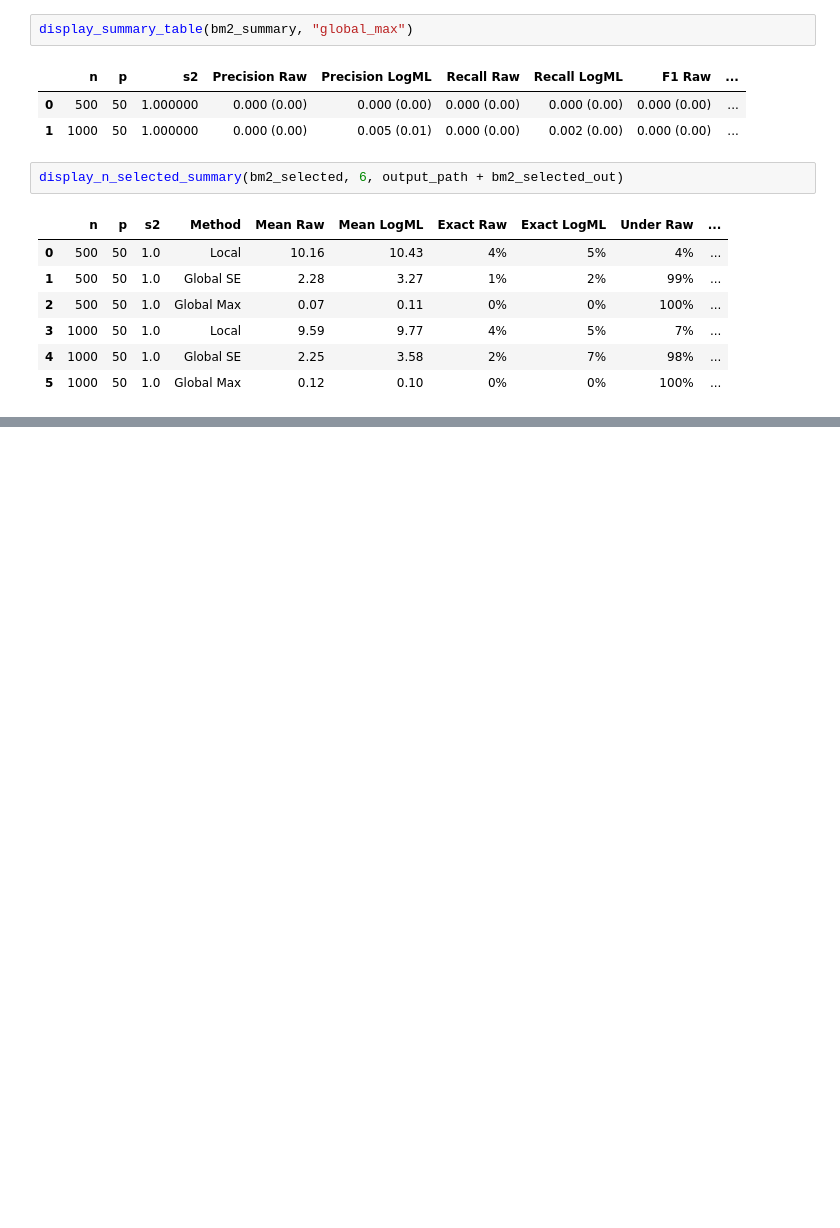
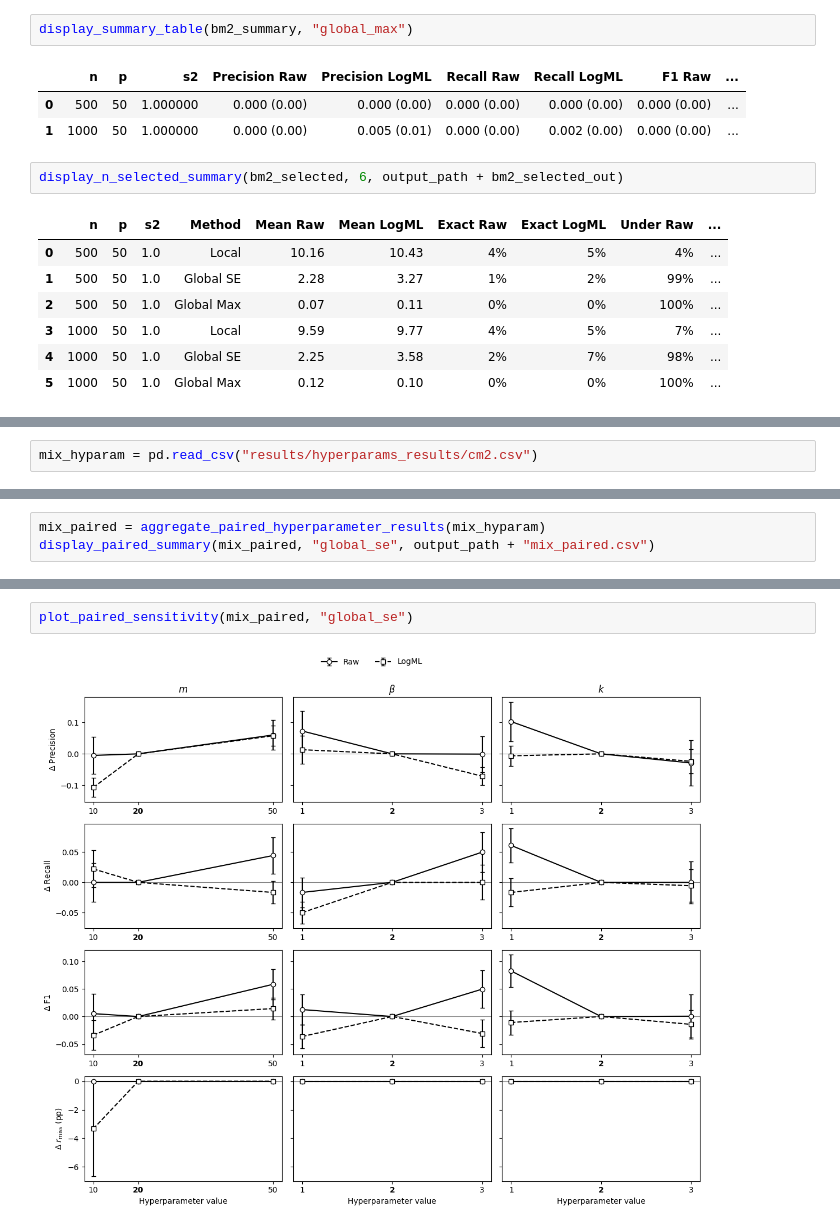
Before and after one commit to PetarMatejcic/BART_logml_vi, a Jupyter notebook: BVI_comparison_2.ipynb, the cells around one changed output, grey strips where cells are left out. Drawn from its saved outputs; the diff is of its cells as text; blank space fills up the shorter version.

```diff
--- a/BVI_comparison_2.ipynb
+++ b/BVI_comparison_2.ipynb
@@ -603,0 +962,2 @@ display_n_selected_summary(bm2_selected, 6, output_path + bm2_selected_out)
+# %%
+mix_hyparam = pd.read_csv("results/hyperparams_results/cm2.csv")
@@ -603,0 +978,3 @@ display_n_selected_summary(bm2_selected, 6, output_path + bm2_selected_out)
+# %%
+mix_paired = aggregate_paired_hyperparameter_results(mix_hyparam)
+display_paired_summary(mix_paired, "global_se", output_path + "mix_paired.csv")
@@ -603,0 +989,4 @@ display_n_selected_summary(bm2_selected, 6, output_path + bm2_selected_out)
+# %%
+plot_paired_sensitivity(mix_paired, "global_se")
+# %% [output]
+[figure, added]
```
Also changed, not shown: parts of 26 cells of this notebook, 13 other files.
